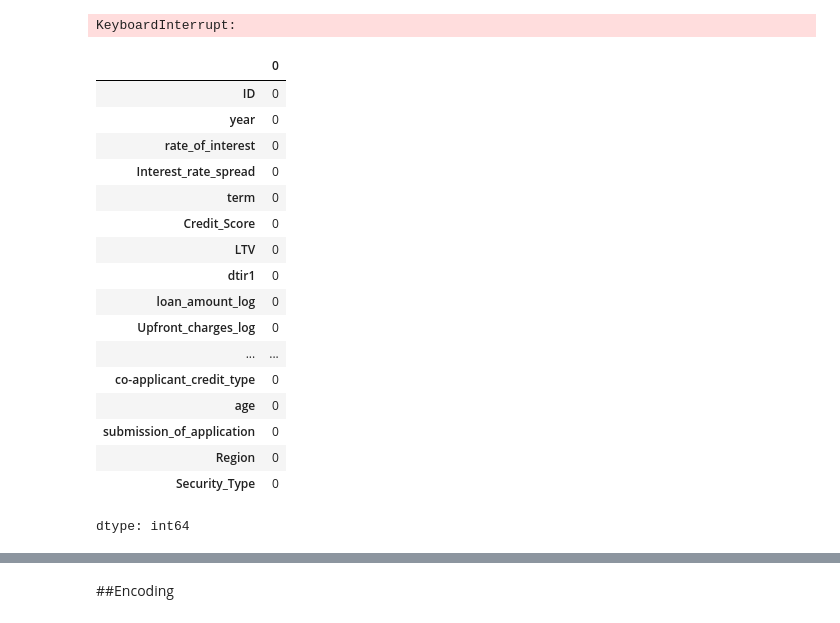
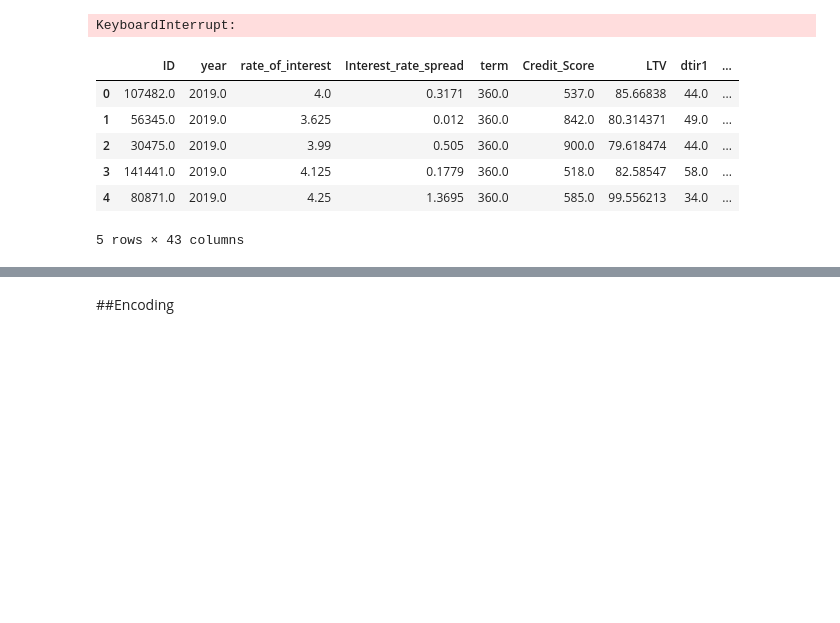
Before and after one commit to angiegh2002/Loan_Default_Detection, a Jupyter notebook: DM&ML.ipynb, the cells around one changed output, grey strips where cells are left out. Cells and saved outputs as stored; diff of their text form; code cells hidden in the pictures; blank space fills up the shorter version.

```diff
--- a/DM&ML.ipynb
+++ b/DM&ML.ipynb
@@ -954,36 +1018,25 @@ X_test_ready = preprocessor.transform(X_test_temp)
 # %%
 # أسماء الأعمدة العددية بعد إضافة مؤشرات القيم المفقودة
 numeric_output_cols = numeric_cols.copy()
 for col in numeric_cols:
     if X_train[col].isna().any():
         numeric_output_cols.append(f"{col}_missing")
 
 # أسماء الأعمدة الفئوية كما هي
 categorical_output_cols = categorical_cols.copy()
 
 # دمج الأعمدة
 all_output_cols = numeric_output_cols + categorical_output_cols
 
 # تحويل numpy array إلى Data/'Frame
 X_train_ready_df = pd.DataFrame(X_train_ready, columns=all_output_cols)
 X_train_ready_df[all_output_cols].head()
-X_train_ready_df.isnull().sum()
+# X_train_ready_df.isnull().sum()
 # %% [output]
-|  | 0 |
-| ID | 0 |
-| year | 0 |
-| rate_of_interest | 0 |
-| Interest_rate_spread | 0 |
-| term | 0 |
-| Credit_Score | 0 |
-| LTV | 0 |
-| dtir1 | 0 |
-| loan_amount_log | 0 |
-| Upfront_charges_log | 0 |
-| ... | ... |
-| co-applicant_credit_type | 0 |
-| age | 0 |
-| submission_of_application | 0 |
-| Region | 0 |
-| Security_Type | 0 |
+|  | ID | year | rate_of_interest | Interest_rate_spread | term | Credit_Score | LTV | dtir1 | ... |
+| 0 | 107482.0 | 2019.0 | 4.0 | 0.3171 | 360.0 | 537.0 | 85.66838 | 44.0 | ... |
+| 1 | 56345.0 | 2019.0 | 3.625 | 0.012 | 360.0 | 842.0 | 80.314371 | 49.0 | ... |
+| 2 | 30475.0 | 2019.0 | 3.99 | 0.505 | 360.0 | 900.0 | 79.618474 | 44.0 | ... |
+| 3 | 141441.0 | 2019.0 | 4.125 | 0.1779 | 360.0 | 518.0 | 82.58547 | 58.0 | ... |
+| 4 | 80871.0 | 2019.0 | 4.25 | 1.3695 | 360.0 | 585.0 | 99.556213 | 34.0 | ... |
-dtype: int64
+5 rows × 43 columns
```
Also changed, not shown: parts of 3 cells of this notebook.
